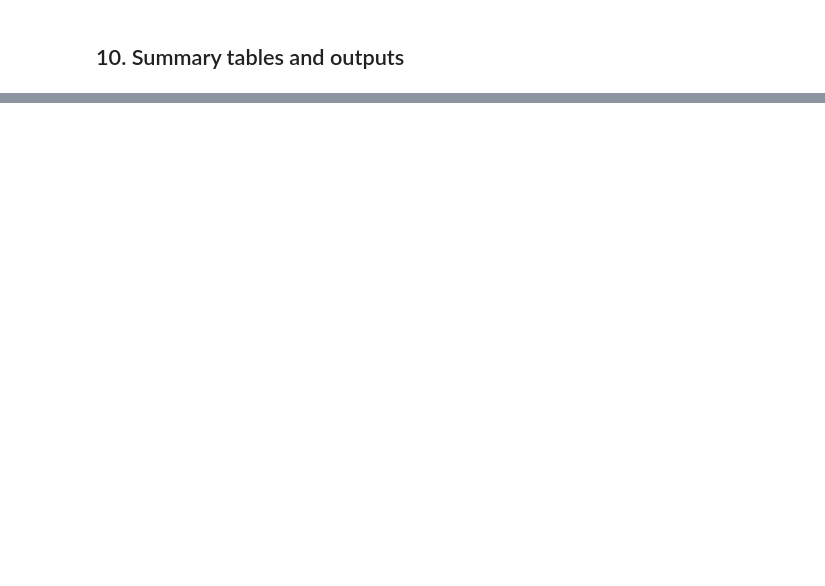
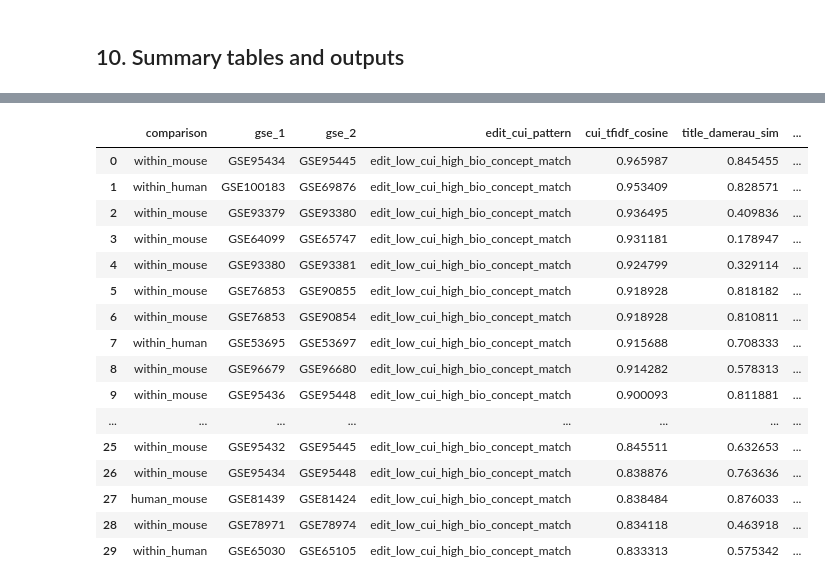
Before and after one commit to vbilsmith/txt2onto2.0_for_gold_standards, a Jupyter notebook: 06-sim-tf-idf-cleaned.ipynb, the cells around one changed output, grey strips where cells are left out. Saved outputs shown, nothing was run; the diff lists cells and outputs as text; code cells hidden in the pictures; blank space fills up the shorter version.

```diff
--- a/06-sim-tf-idf-cleaned.ipynb
+++ b/06-sim-tf-idf-cleaned.ipynb
@@ -675,23 +734,46 @@ cui_specific_pairs.to_csv(
 # %%
-# for cui pipeline diagnosis
+# high-high but not PMID
+same_pmid_not_too_similar = (
+    analysis_pairs[
+        (analysis_pairs["same_pmid"]) &
+        (analysis_pairs["edit_cui_pattern"] != "edit_high_cui_high_too_similar")
+    ]
+    .sort_values("cui_tfidf_cosine", ascending=False)
+    .reset_index(drop=True)
+)
 
-# text_high_cui_lower = (
-#     analysis_pairs[
-#         (~analysis_pairs["cui_high"]) &
-#         (analysis_pairs["text_tfidf_high"])
-#     ]
-#     .sort_values("text_tfidf_cosine", ascending=False)
-# )
-
-# text_high_cui_lower[[
-#     "comparison",
-#     "gse_1",
-#     "gse_2",
-#     "cui_tfidf_cosine",
-#     "text_tfidf_cosine",
-#     "title_damerau_sim",
-#     "summary_damerau_sim",
-#     "title_1_full",
-#     "title_2_full"
-# ]].head(20)
+same_pmid_not_too_similar[[
+    "comparison",
+    "gse_1",
+    "gse_2",
+    "edit_cui_pattern",
+    "cui_tfidf_cosine",
+    "title_damerau_sim",
+    "summary_damerau_sim",
+    "text_damerau_sim",
+    "same_pmid",
+    "same_source_prediction",
+    "same_source_confidence",
+    "shared_pmid",
+    "title_1_full",
+    "title_2_full"
+]].head(5)
+# %% [output]
+|  | comparison | gse_1 | gse_2 | edit_cui_pattern | cui_tfidf_cosine | title_damerau_sim | ... |
+| 0 | within_mouse | GSE95434 | GSE95445 | edit_low_cui_high_bio_concept_match | 0.965987 | 0.845455 | ... |
+| 1 | within_human | GSE100183 | GSE69876 | edit_low_cui_high_bio_concept_match | 0.953409 | 0.828571 | ... |
+| 2 | within_mouse | GSE93379 | GSE93380 | edit_low_cui_high_bio_concept_match | 0.936495 | 0.409836 | ... |
+| 3 | within_mouse | GSE64099 | GSE65747 | edit_low_cui_high_bio_concept_match | 0.931181 | 0.178947 | ... |
+| 4 | within_mouse | GSE93380 | GSE93381 | edit_low_cui_high_bio_concept_match | 0.924799 | 0.329114 | ... |
+| 5 | within_mouse | GSE76853 | GSE90855 | edit_low_cui_high_bio_concept_match | 0.918928 | 0.818182 | ... |
+| 6 | within_mouse | GSE76853 | GSE90854 | edit_low_cui_high_bio_concept_match | 0.918928 | 0.810811 | ... |
+| 7 | within_human | GSE53695 | GSE53697 | edit_low_cui_high_bio_concept_match | 0.915688 | 0.708333 | ... |
+| 8 | within_mouse | GSE96679 | GSE96680 | edit_low_cui_high_bio_concept_match | 0.914282 | 0.578313 | ... |
+| 9 | within_mouse | GSE95436 | GSE95448 | edit_low_cui_high_bio_concept_match | 0.900093 | 0.811881 | ... |
+| ... | ... | ... | ... | ... | ... | ... | ... |
+| 25 | within_mouse | GSE95432 | GSE95445 | edit_low_cui_high_bio_concept_match | 0.845511 | 0.632653 | ... |
+| 26 | within_mouse | GSE95434 | GSE95448 | edit_low_cui_high_bio_concept_match | 0.838876 | 0.763636 | ... |
+| 27 | human_mouse | GSE81439 | GSE81424 | edit_low_cui_high_bio_concept_match | 0.838484 | 0.876033 | ... |
+| 28 | within_mouse | GSE78971 | GSE78974 | edit_low_cui_high_bio_concept_match | 0.834118 | 0.463918 | ... |
+| 29 | within_human | GSE65030 | GSE65105 | edit_low_cui_high_bio_concept_match | 0.833313 | 0.575342 | ... |
 # %%
```
Also changed, not shown: parts of 18 cells of this notebook, 28 other files.
